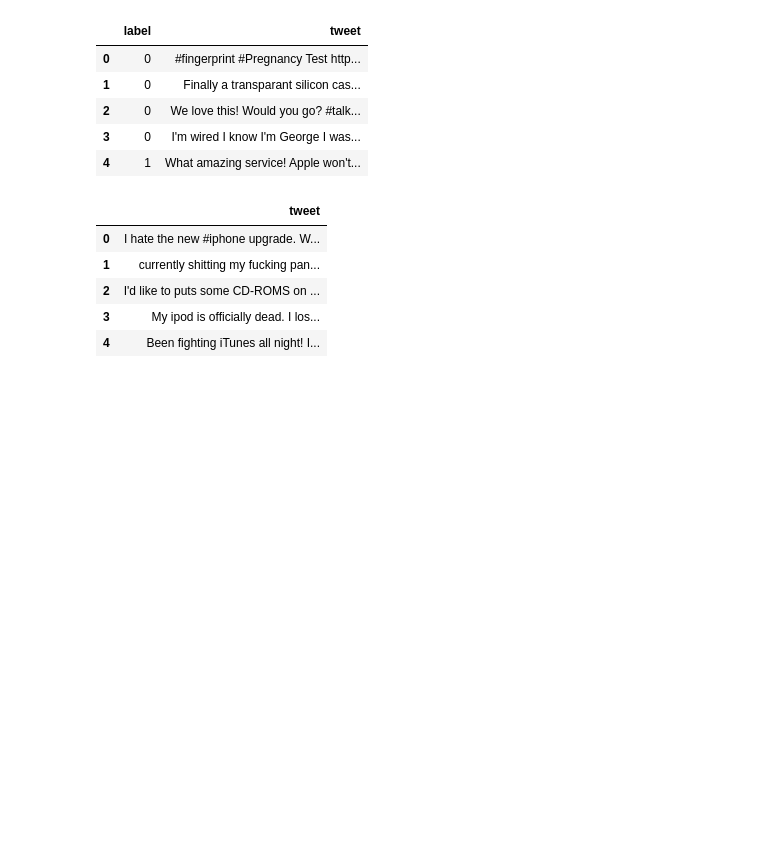
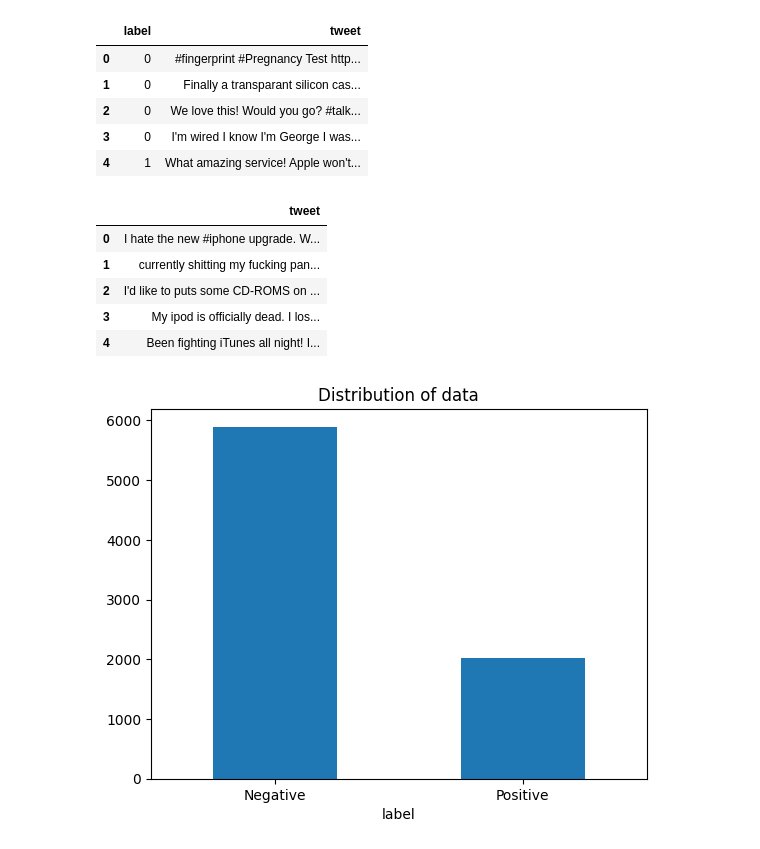
Before and after one commit to Priyanka-Balivada/Sentiment-Analysis-Using-BERT, a Jupyter notebook: Transformer.ipynb, the cells around one changed output. Drawn from its saved outputs; the diff is of its cells as text; code cells hidden in the pictures; blank space fills up the shorter version.

```diff
--- a/Transformer.ipynb
+++ b/Transformer.ipynb
@@ -103,3 +61,12 @@ test.head()
 | 2 | I'd like to puts some CD-ROMS on ... |
 | 3 | My ipod is officially dead. I los... |
 | 4 | Been fighting iTunes all night! I... |
+# %%
+#Plotting the distribution for dataset
+ax=train.groupby('label').count().plot(kind='bar',title='Distribution of data',legend=False)
+ax.set_xticklabels(['Negative','Positive'],rotation=0)
+
+#storing data in list
+text, sentiment=list(train['tweet']),list(train['label'])
+# %% [output]
+[figure, added]
```
Also changed, not shown: parts of 7 cells of this notebook.
